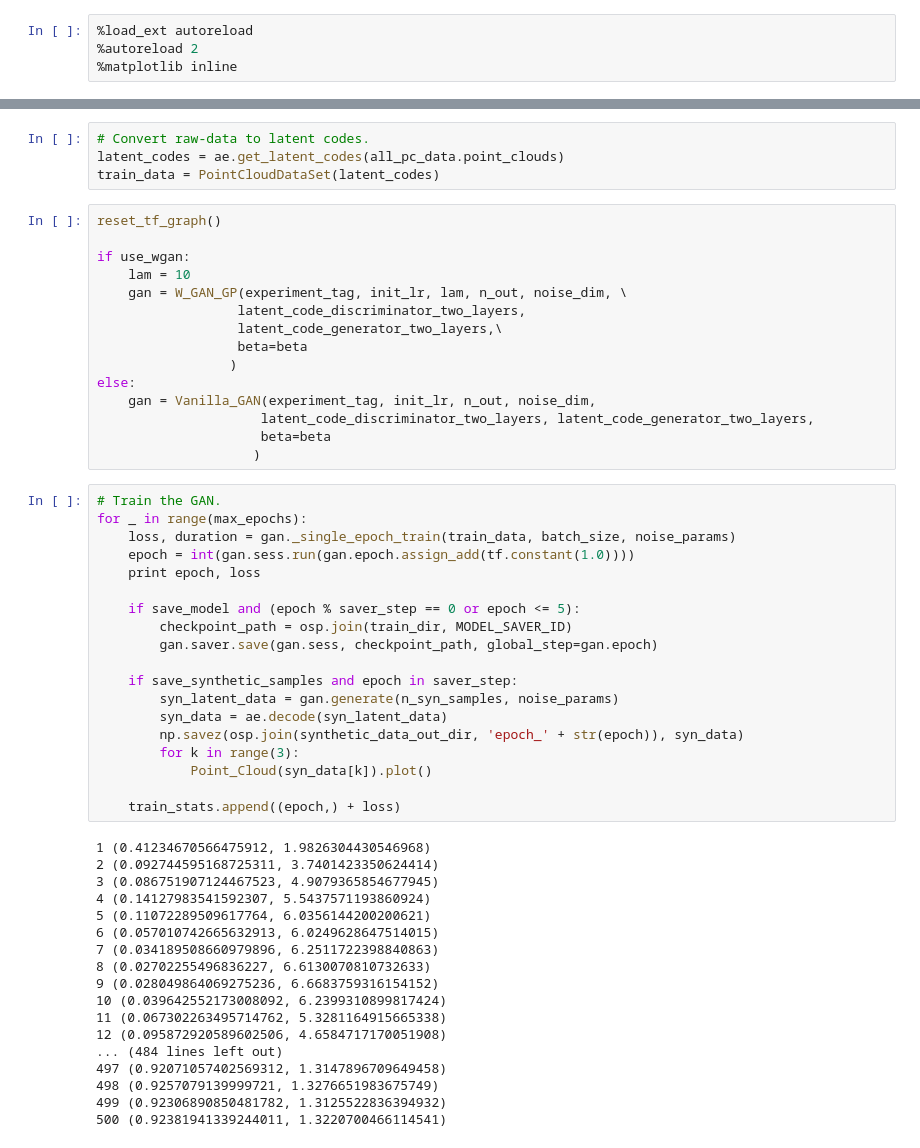
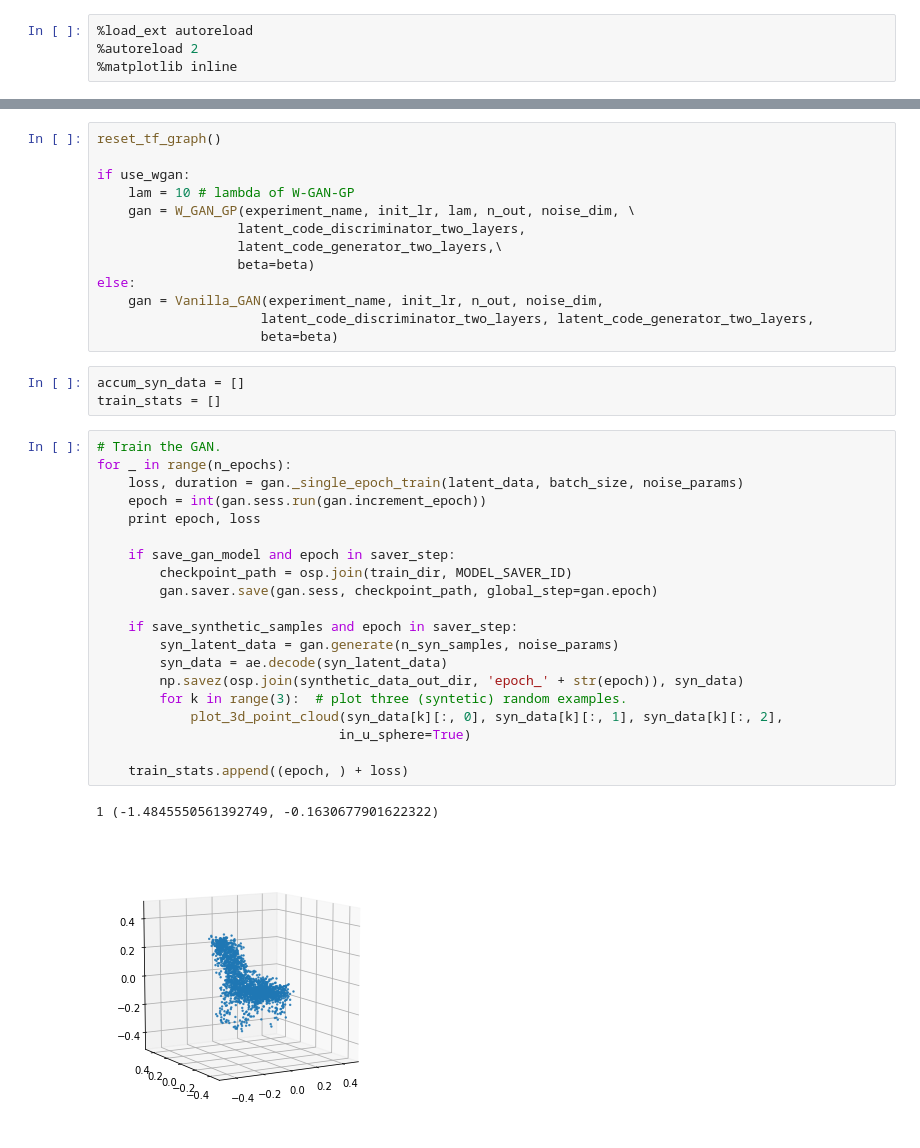
Before and after one commit to optas/latent_3d_points, a Jupyter notebook: notebooks/train_latent_gan.ipynb, the cells around one changed output, grey strips where cells are left out. Saved outputs shown, nothing was run; the diff lists cells and outputs as text.

```diff
--- a/notebooks/train_latent_gan.ipynb
+++ b/notebooks/train_latent_gan.ipynb
@@ -102,56 +115,39 @@ Model restored in epoch 100.
-# %%
-# Convert raw-data to latent codes.
-latent_codes = ae.get_latent_codes(all_pc_data.point_clouds)
-train_data = PointCloudDataSet(latent_codes)
 # %%
 reset_tf_graph()
 
 if use_wgan:
-    lam = 10
-    gan = W_GAN_GP(experiment_tag, init_lr, lam, n_out, noise_dim, \
+    lam = 10 # lambda of W-GAN-GP
+    gan = W_GAN_GP(experiment_name, init_lr, lam, n_out, noise_dim, \
                   latent_code_discriminator_two_layers,
                   latent_code_generator_two_layers,\
-                  beta=beta
-                 )
+                  beta=beta)
 else:
-    gan = Vanilla_GAN(experiment_tag, init_lr, n_out, noise_dim,
+    gan = Vanilla_GAN(experiment_name, init_lr, n_out, noise_dim,
                      latent_code_discriminator_two_layers, latent_code_generator_two_layers,
-                     beta=beta
-                    )
+                     beta=beta)
+# %%
+accum_syn_data = []
+train_stats = []
 # %%
 # Train the GAN.
-for _ in range(max_epochs):
-    loss, duration = gan._single_epoch_train(train_data, batch_size, noise_params)
-    epoch = int(gan.sess.run(gan.epoch.assign_add(tf.constant(1.0))))
+for _ in range(n_epochs):
+    loss, duration = gan._single_epoch_train(latent_data, batch_size, noise_params)
+    epoch = int(gan.sess.run(gan.increment_epoch))
     print epoch, loss
 
-    if save_model and (epoch % saver_step == 0 or epoch <= 5):
+    if save_gan_model and epoch in saver_step:
         checkpoint_path = osp.join(train_dir, MODEL_SAVER_ID)
         gan.saver.save(gan.sess, checkpoint_path, global_step=gan.epoch)
 
     if save_synthetic_samples and epoch in saver_step:
         syn_latent_data = gan.generate(n_syn_samples, noise_params)
         syn_data = ae.decode(syn_latent_data)
         np.savez(osp.join(synthetic_data_out_dir, 'epoch_' + str(epoch)), syn_data)
-        for k in range(3):
-            Point_Cloud(syn_data[k]).plot()
+        for k in range(3):  # plot three (syntetic) random examples.
+            plot_3d_point_cloud(syn_data[k][:, 0], syn_data[k][:, 1], syn_data[k][:, 2],
+                               in_u_sphere=True)
 
-    train_stats.append((epoch,) + loss)
+    train_stats.append((epoch, ) + loss)
 # %% [output]
-1 (0.41234670566475912, 1.9826304430546968)
-2 (0.092744595168725311, 3.7401423350624414)
-3 (0.086751907124467523, 4.9079365854677945)
-4 (0.14127983541592307, 5.5437571193860924)
-5 (0.11072289509617764, 6.0356144200200621)
-6 (0.057010742665632913, 6.0249628647514015)
-7 (0.034189508660979896, 6.2511722398840863)
-8 (0.02702255496836227, 6.6130070810732633)
-9 (0.028049864069275236, 6.6683759316154152)
-10 (0.039642552173008092, 6.2399310899817424)
-11 (0.067302263495714762, 5.3281164915665338)
-12 (0.095872920589602506, 4.6584717170051908)
-... (484 lines left out)
-497 (0.92071057402569312, 1.3147896709649458)
-498 (0.9257079139999721, 1.3276651983675749)
-499 (0.92306890850481782, 1.3125522836394932)
-500 (0.92381941339244011, 1.3220700466114541)
+1 (-1.4845550561392749, -0.1630677901622322)
+[figure, added]
```
Also changed, not shown: parts of 14 cells of this notebook, 8 other files.
